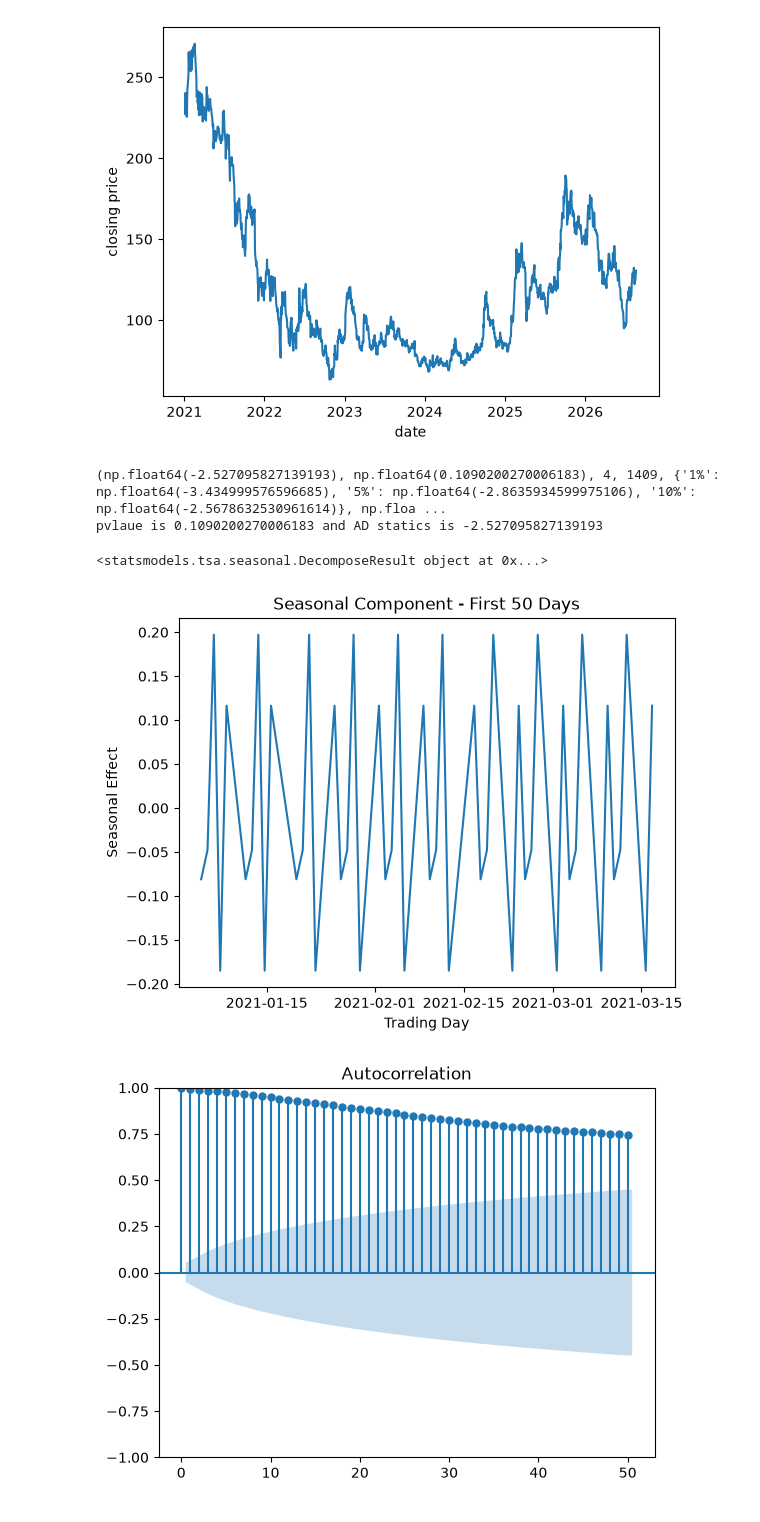
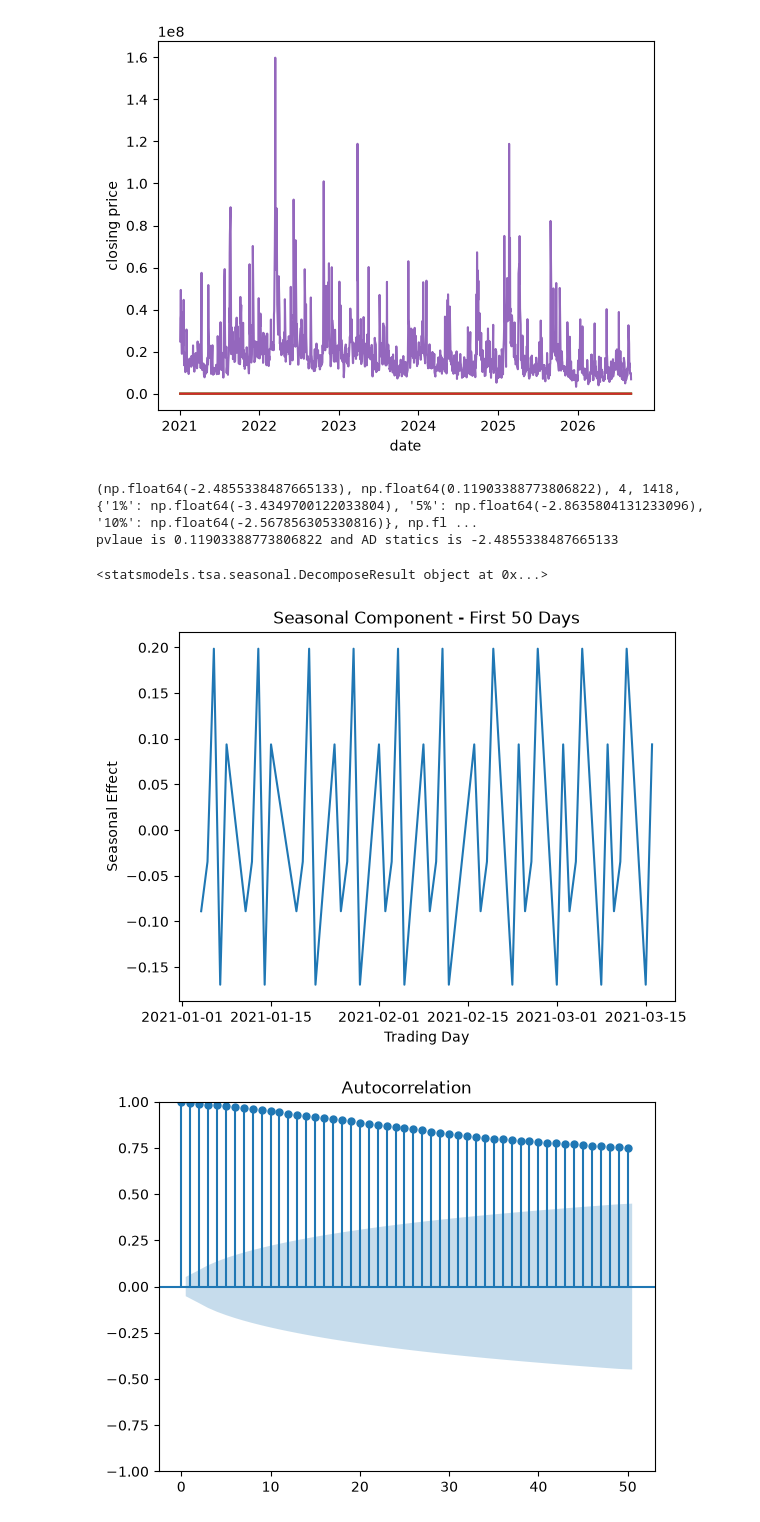
Before and after one commit to Elli3e/ml-webapp-using-streamlit-tutorial, a Jupyter notebook: LSTM_streamlite_render_project.ipynb, the cells around one changed output. Saved outputs shown, nothing was run; the diff lists cells and outputs as text; code cells hidden in the pictures.

```diff
--- a/LSTM_streamlite_render_project.ipynb
+++ b/LSTM_streamlite_render_project.ipynb
@@ -23,0 +6,6 @@ None
+# %%
+import yfinance as yf
+
+data = yf.download("BABA", start="2021-01-01", end="2026-09-03")
+
+print(data.head())
@@ -24,6 +22,6 @@ None
 # %%
-data["Date"] = pd.to_datetime(data["Date"])
-print(data.head(2))
+# data["Date"] = pd.to_datetime(data["Date"])
+# print(data.head(2))
 
-data.set_index("Date", inplace = True)
-print(data.head(2))
+# data.set_index("Date", inplace = True)
+# print(data.head(2))
@@ -41,7 +31,7 @@ plt.ylabel("closing price")
 plt.xlabel("date")
 plt.show()
 # %% [output]
-[figure, old version]
+[figure, new version]
 # %%
 from statsmodels.tsa.stattools import adfuller
 result = adfuller(data["Close"])
@@ -50,20 +40,21 @@ print(f"pvlaue is {result[1]} and AD statics is {result[0]}")
 
 # pvalue >0.05, this is non stationary
 # %% [output]
-(np.float64(-2.527095827139193), np.float64(0.1090200270006183), 4, 1409, {'1%': np.float64(-3.434999576596685), '5%': np.float64(-2.8635934599975106), '10%': np.float64(-2.5678632530961614)}, np.floa ...
-pvlaue is 0.1090200270006183 and AD statics is -2.527095827139193
+(np.float64(-2.4855338487665133), np.float64(0.11903388773806822), 4, 1418, {'1%': np.float64(-3.4349700122033804), '5%': np.float64(-2.8635804131233096), '10%': np.float64(-2.567856305330816)}, np.fl ...
+pvlaue is 0.11903388773806822 and AD statics is -2.4855338487665133
 # %%
 from statsmodels.tsa.seasonal import seasonal_decompose
-results = seasonal_decompose(data, period = 5)
+close = data["Close"]
+results = seasonal_decompose(close, period = 5)
 print(results)
 plt.plot(results.seasonal[:50])
 plt.title("Seasonal Component - First 50 Days")
 plt.xlabel("Trading Day")
 plt.ylabel("Seasonal Effect")
 plt.show()
 # %% [output]
 <statsmodels.tsa.seasonal.DecomposeResult object at 0x...>
-[figure, old version]
+[figure, new version]
 # %%
 from statsmodels.graphics.tsaplots import plot_acf
 
```
Also changed, not shown: parts of 17 cells of this notebook, 5 other files.
